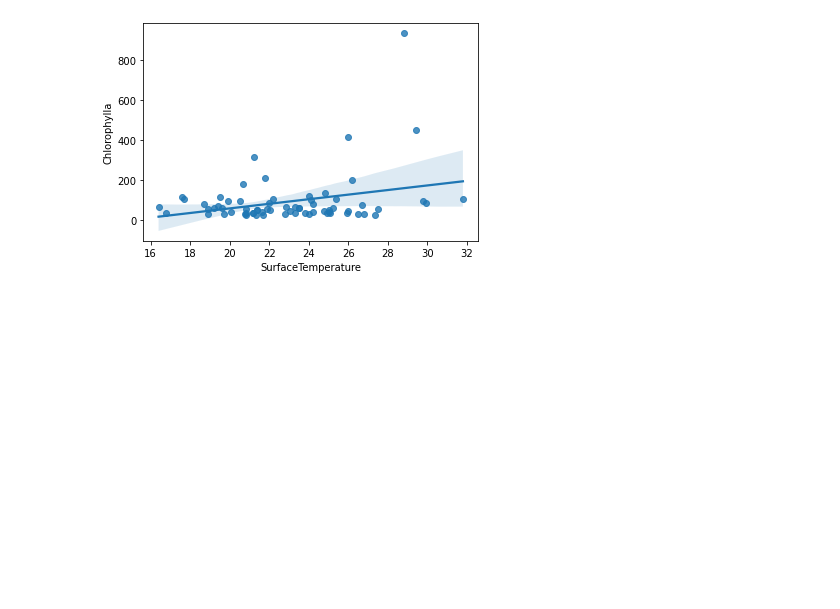
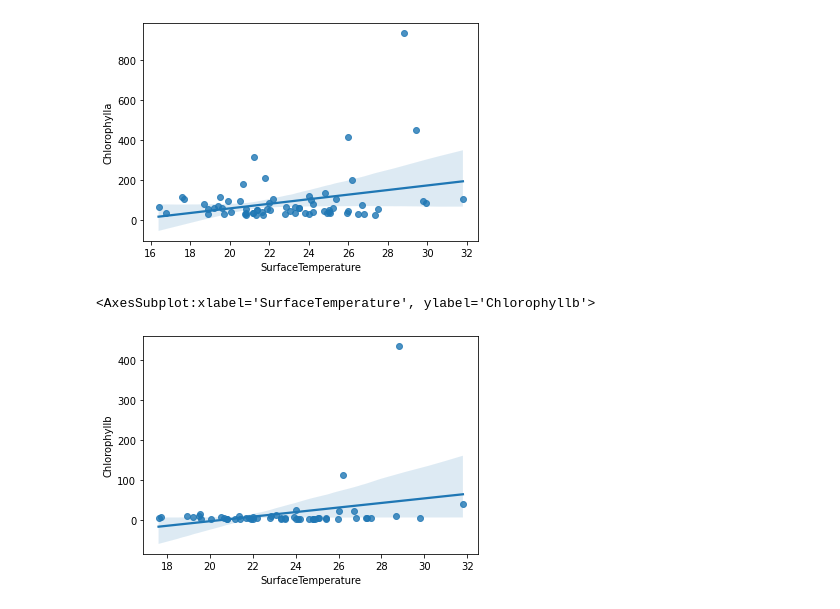
Before and after one commit to ubco-W2021T1-data301/project-group50-project, a Jupyter notebook: notebooks/analysis2.ipynb, the cells around one changed output. Drawn from its saved outputs; the diff is of its cells as text; code cells hidden in the pictures; blank space fills up the shorter version.

```diff
--- a/notebooks/analysis2.ipynb
+++ b/notebooks/analysis2.ipynb
@@ -262,3 +262,9 @@ sns.regplot(x=chla["SurfaceTemperature"], y=chla["Chlorophylla"])
 # %% [output]
 <AxesSubplot:xlabel='SurfaceTemperature', ylabel='Chlorophylla'>
 [figure]
+# %%
+chlb = df[df['Chlorophyllb'] > 2]
+sns.regplot(x=chlb["SurfaceTemperature"], y=chlb["Chlorophyllb"])
+# %% [output]
+<AxesSubplot:xlabel='SurfaceTemperature', ylabel='Chlorophyllb'>
+[figure, added]
```
Also changed, not shown: parts of 2 cells of this notebook.
